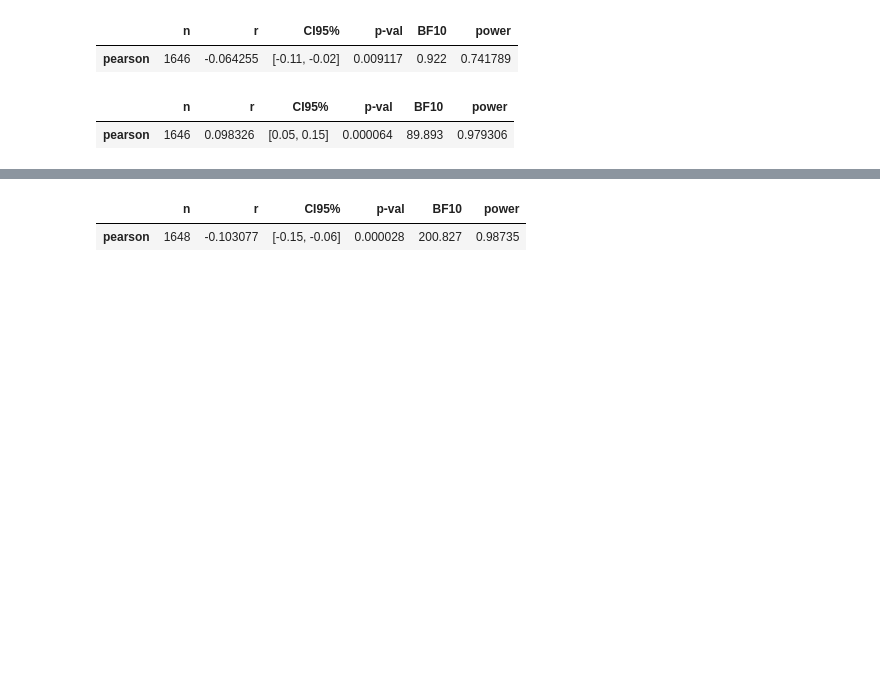
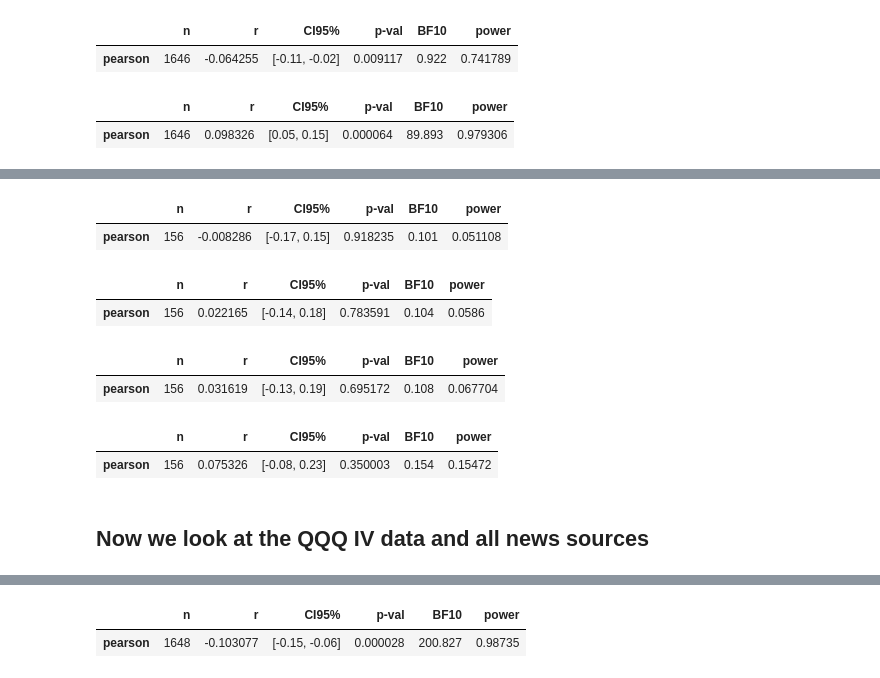
Before and after one commit to JoeZhang1000/News-Sentiment-and-IV, a Jupyter notebook: Sentiment_vs_IV.ipynb, the cells around one changed output, grey strips where cells are left out. Saved outputs shown, nothing was run; the diff lists cells and outputs as text; code cells hidden in the pictures; blank space fills up the shorter version.

```diff
--- a/Sentiment_vs_IV.ipynb
+++ b/Sentiment_vs_IV.ipynb
@@ -884 +821,23 @@ print(mse_4, r2_4)
+# %%
+pg.corr(merged1_covid['IV30'], merged1_covid['Headline Polarity'])
+# %% [output]
+|  | n | r | CI95% | p-val | BF10 | power |
+| pearson | 156 | -0.008286 | [-0.17, 0.15] | 0.918235 | 0.101 | 0.051108 |
+# %%
+pg.corr(merged1_covid['IV30'], merged1_covid['Headline Subjectivity'])
+# %% [output]
+|  | n | r | CI95% | p-val | BF10 | power |
+| pearson | 156 | 0.022165 | [-0.14, 0.18] | 0.783591 | 0.104 | 0.0586 |
+# %%
+pg.corr(merged1_covid['IV30'], merged1_covid['Content Polarity'])
+# %% [output]
+|  | n | r | CI95% | p-val | BF10 | power |
+| pearson | 156 | 0.031619 | [-0.13, 0.19] | 0.695172 | 0.108 | 0.067704 |
+# %%
+pg.corr(merged1_covid['IV30'], merged1_covid['Content Subjectivity'])
+# %% [output]
+|  | n | r | CI95% | p-val | BF10 | power |
+| pearson | 156 | 0.075326 | [-0.08, 0.23] | 0.350003 | 0.154 | 0.15472 |
+# %% [markdown]
+## Now we look at the QQQ IV data and all news sources
 # %%
```
Also changed, not shown: parts of 32 cells of this notebook.
